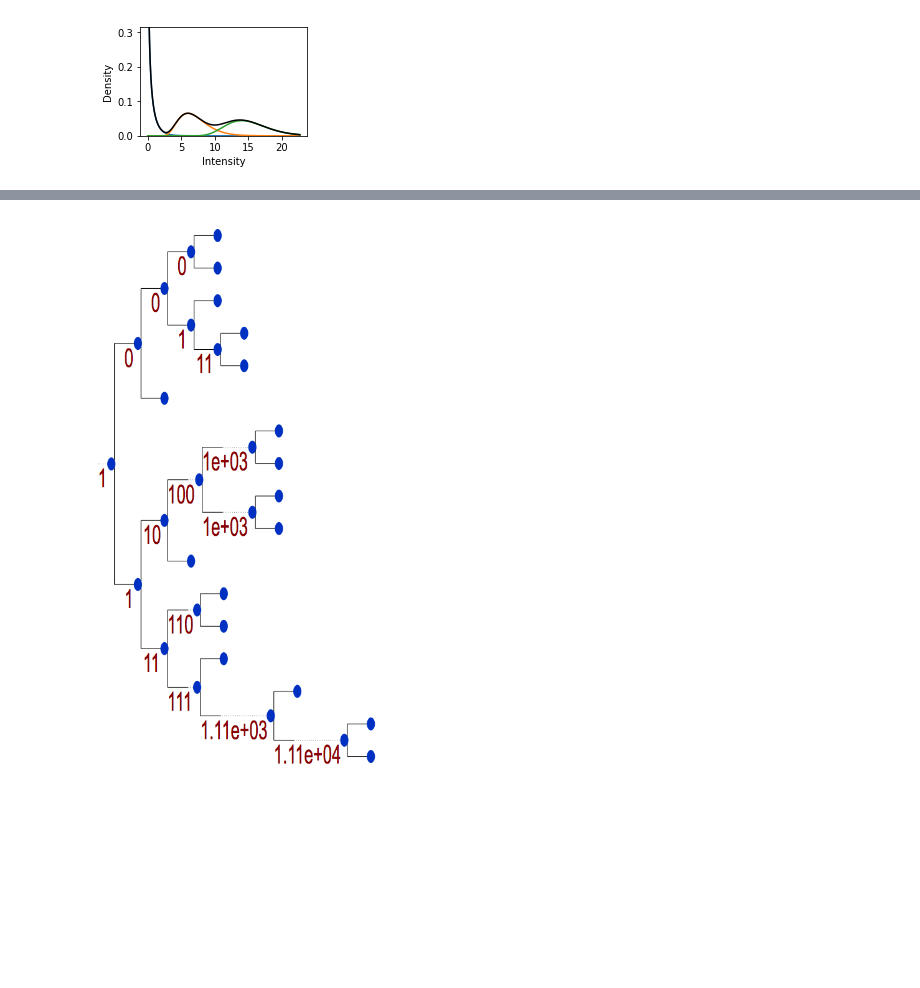
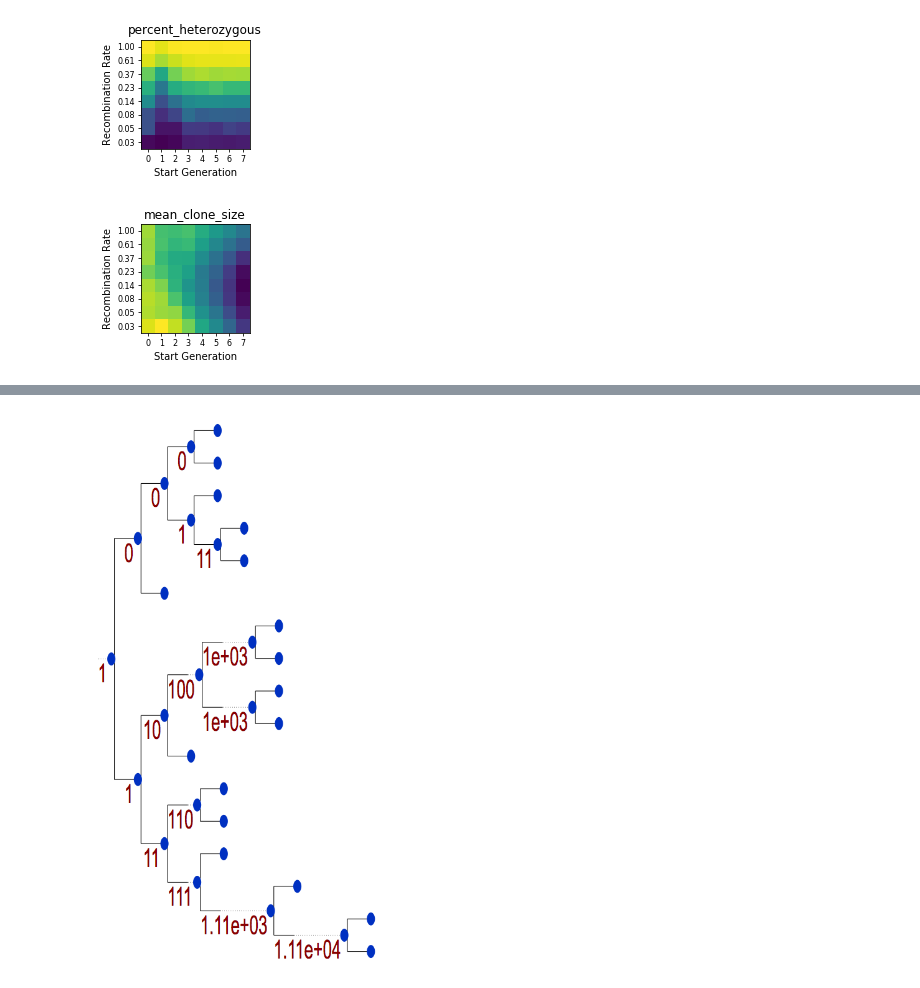
Before and after one commit to sbernasek/growth, a Jupyter notebook: notebooks/analysis.ipynb, the cells around one changed output, grey strips where cells are left out. Saved outputs shown, nothing was run; the diff lists cells and outputs as text; code cells hidden in the pictures; blank space fills up the shorter version.

```diff
--- a/notebooks/analysis.ipynb
+++ b/notebooks/analysis.ipynb
@@ -11,4 +14,4 @@ Sweep_181121_235632/      Sweep_181121_235632 copy/ sweep_pop12_b1/
 # %%
-path = '../simulations/sweep_pop12_b1/'
+path = '../simulations/Sweep_181128_214024/'
 #path = '../simulations/Sweep_181121_235632/'
 sweep = Sweep.load(path)
@@ -66,4 +17,0 @@ import numpy as np
-# %%
-sweep.results['mean_clone_size'] = sweep.results.population / sweep.results.num_clones
-sweep.results['start_time'] = sweep.results.recombination_start
-df = sweep.results.groupby(['row', 'column']).agg(lambda x: np.mean(x[x!=np.inf])).reset_index()
@@ -183,5 +17,0 @@ from growth.fluorescence import Fluorescence
-# %%
-fluor = Fluorescence(shape=(0.5, 5, 10), loc=(0, 2, 5), density=100000)
-fluor.show_pdf()
-# %% [output]
-[figure, removed]
@@ -189,0 +20,10 @@ branch = culture.freeze(25)
+# %%
+results = sweep.results
+fig = results.recombination_extent
+fig = results.clone_size
+#fig = results.num_clones
+#fig = results.size_variation
+#fig = results.transclone_edges
+# %% [output]
+[figure, added]
+[figure, added]
```
Also changed, not shown: parts of 37 cells of this notebook, 12 other files.
